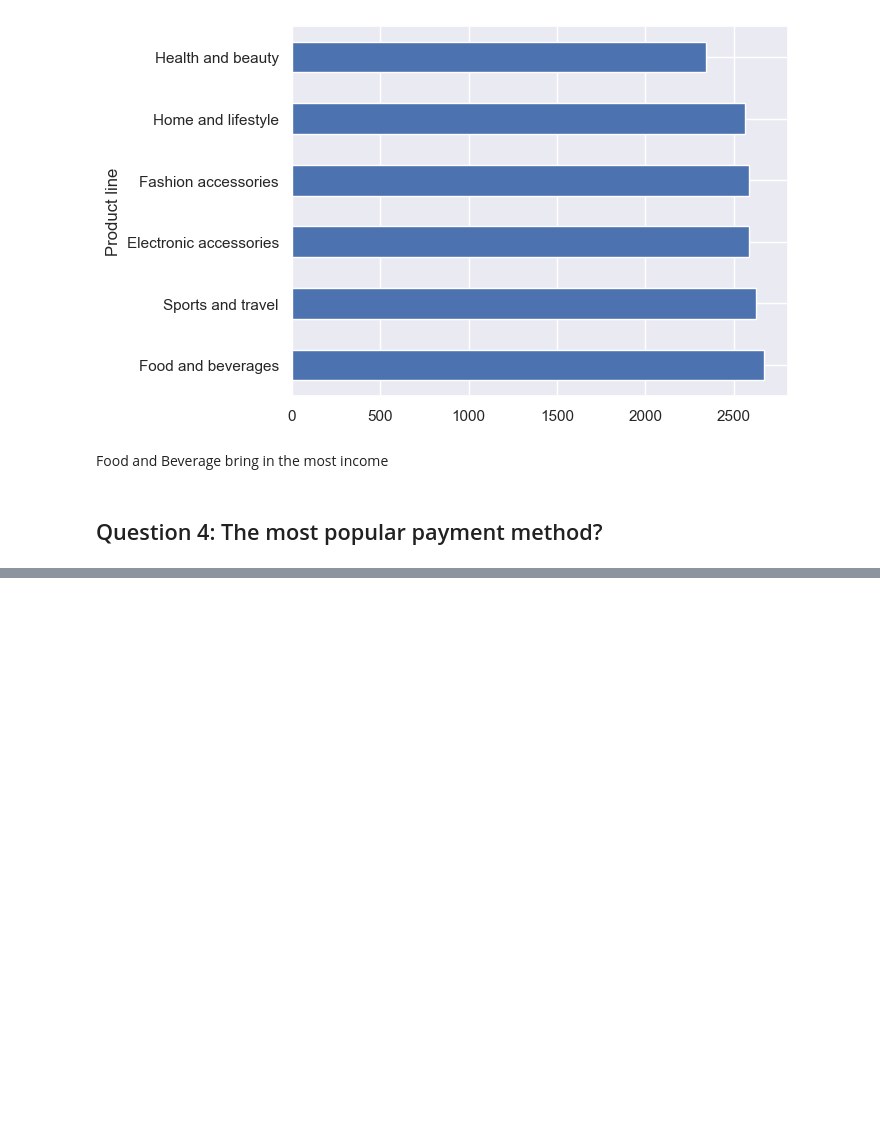
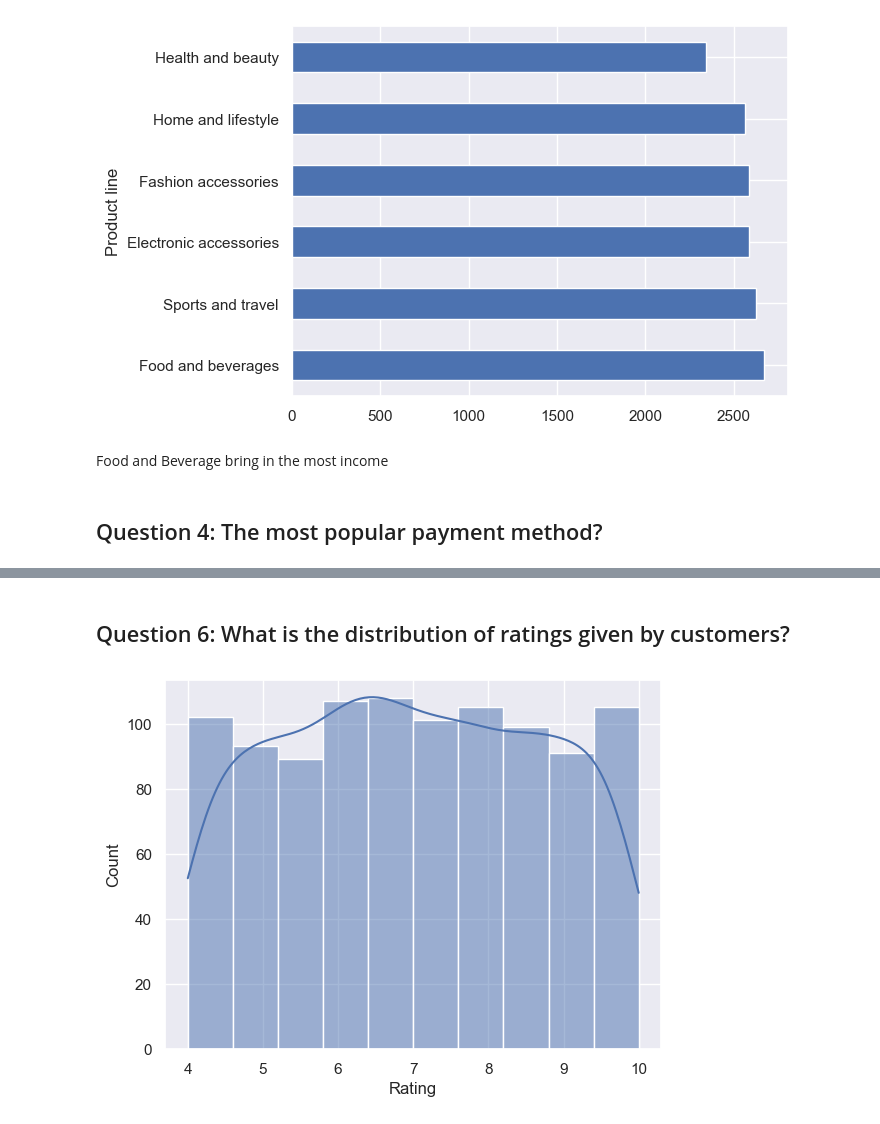
Before and after one commit to Ebube45/Supermarket_analysis, a Jupyter notebook: Supermarket_Analysis.ipynb, the cells around one changed output, grey strips where cells are left out. Cells and saved outputs as stored; diff of their text form; code cells hidden in the pictures; blank space fills up the shorter version.

```diff
--- a/Supermarket_Analysis.ipynb
+++ b/Supermarket_Analysis.ipynb
@@ -273,0 +282,6 @@ Name: count, dtype: int64
+# %% [markdown]
+## Question 6: What is the distribution of ratings given by customers?
+# %%
+sns.histplot(df["Rating"], bins=10, kde=True);
+# %% [output]
+[figure, added]
```
Also changed, not shown: parts of 7 cells of this notebook.
